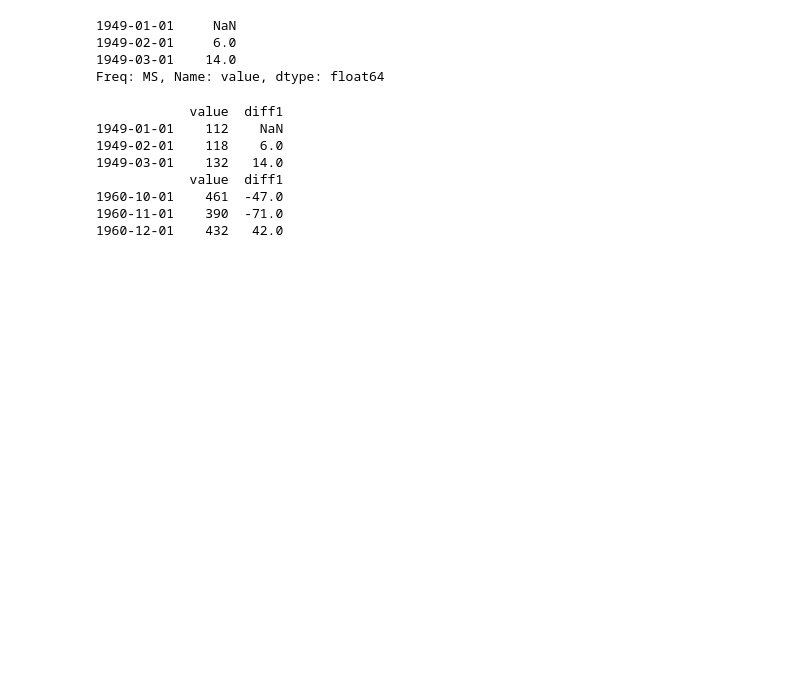
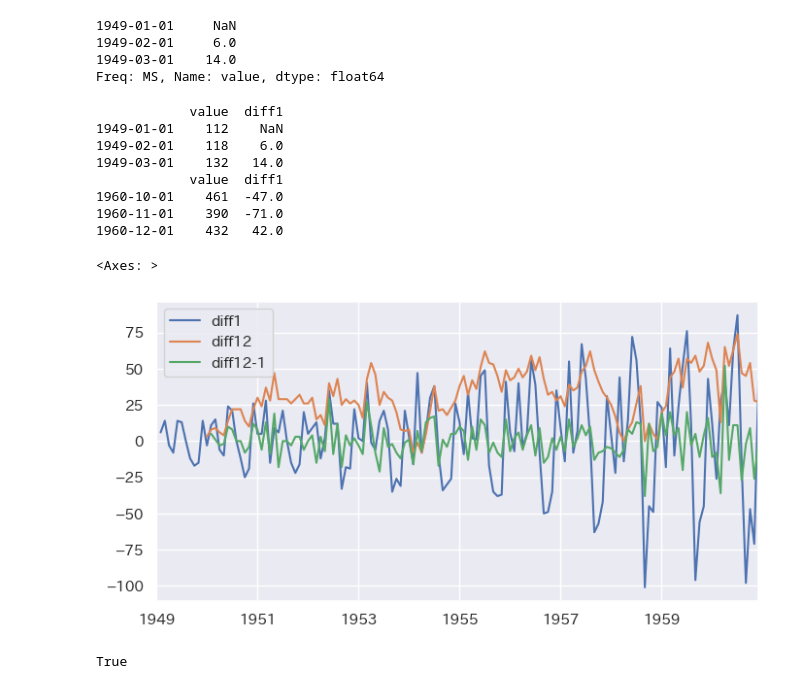
Before and after one commit to maton369/Python_Time_Series_Intro, a Jupyter notebook: 2-5-Pythonによる時系列分析の基本.ipynb, the cells around one changed output. Cells and saved outputs as stored; diff of their text form; code cells hidden in the pictures; blank space fills up the shorter version.

```diff
--- a/2-5-Pythonによる時系列分析の基本.ipynb
+++ b/2-5-Pythonによる時系列分析の基本.ipynb
@@ -208,3 +208,37 @@ print(air_passengers_diff.tail(3))
 1960-10-01    461  -47.0
 1960-11-01    390  -71.0
 1960-12-01    432   42.0
+# %%
+# 季節差分を計算
+# .diff(12) は「12期前との差」を計算する
+# 今回のデータは月次データなので「12ヶ月前との差」＝「前年同月との差分」となる
+# 季節性（毎年繰り返されるパターン）を取り除くために利用される
+air_passengers_diff["diff12"] = air_passengers_diff["value"].diff(12)
+# %%
+# 季節差分系列に対して、さらに1階差分をとる
+# まず「12期前との差」（季節差分 diff12）を計算済み
+# そこからさらに「1期前との差」を計算することで、季節性とトレンドの両方を取り除いた系列になる
+# → ARIMAやSARIMAモデルの前処理でよく使われる
+air_passengers_diff["diff12-1"] = air_passengers_diff["diff12"].diff(1)
+
+# 時系列折れ線グラフを作成
+# diff1     : 通常の1階差分（トレンド除去用）
+# diff12    : 季節差分（前年同月との差）
+# diff12-1  : 季節差分をさらに差分したもの（トレンド + 季節性を除去）
+air_passengers_diff[["diff1", "diff12", "diff12-1"]].plot()
+# %% [output]
+<Axes: >
+[figure, added]
+# %%
+# 参考：差分をとる順番は関係ないことの確認
+# diff12-1 : まず12期差分をとり、その後に1期差分をとったもの
+# diff1-12 : まず1期差分をとり、その後に12期差分をとったもの
+air_passengers_diff["diff1-12"] = air_passengers_diff["diff1"].diff(12)
+
+# dropna() で NaN を除去した上で、両者が完全に一致するかをチェック
+# True が返れば「差分の順番は関係ない」ということになる
+all(
+    air_passengers_diff["diff12-1"].dropna() == air_passengers_diff["diff1-12"].dropna()
+)
+# %% [output]
+True
```
